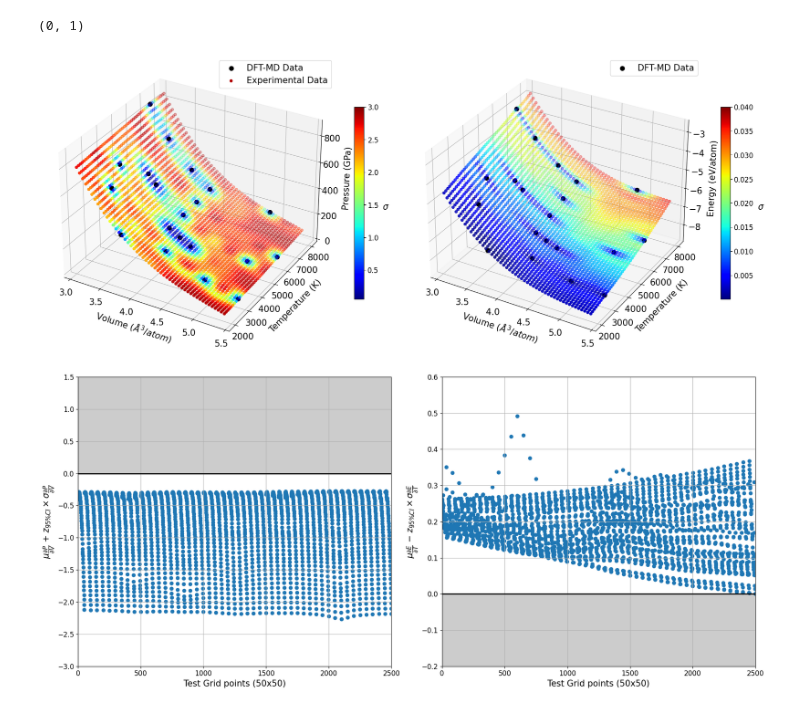
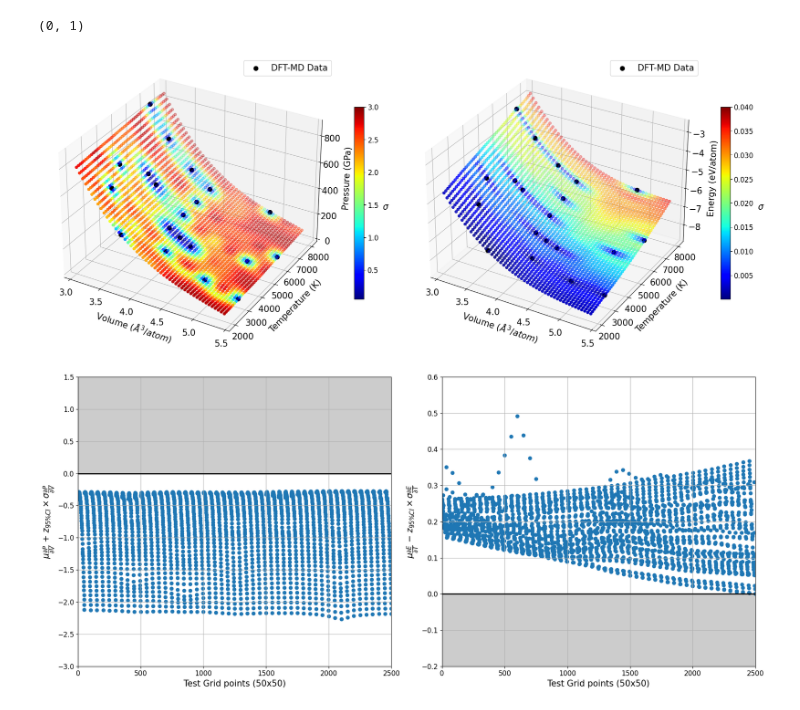
Before and after one commit to himanshu258/constrained_GP_EOS, a Jupyter notebook: main.ipynb, the cells around one changed output. Saved outputs shown, nothing was run; the diff lists cells and outputs as text; code cells hidden in the pictures.

```diff
--- a/main.ipynb
+++ b/main.ipynb
@@ -157,34 +157,34 @@ X_testE = scaler.inverse_transform(X_testE)
 # %%
 import matplotlib.pyplot as plt
 from mpl_toolkits.mplot3d import Axes3D
 
 fig = plt.figure(figsize=(18, 8))
 ax1 = fig.add_subplot(121, projection='3d')
 p1 = ax1.scatter(data[:, 0], data[:, 1], data[:, 2], alpha=1, marker="o", color="k", linewidths=4, label="Simulation Data")
 p0 = ax1.scatter(X_testP[:, 0], X_testP[:, 1], meanP, c=stdP, cmap=plt.cm.jet, vmax=3)
 ax1.set_xlabel(r'Volume ($\AA^{3}/atom$)', fontsize=15, labelpad=8)
 ax1.set_ylabel('Temperature (K)', fontsize=15, labelpad=12)
 ax1.set_zlabel('Pressure (GPa)', fontsize=15, labelpad=9)
-ax1.legend(['DFT-MD Data', 'Experimental Data'], loc='upper right', fontsize=15)
+ax1.legend(['DFT-MD Data'], loc='upper right', fontsize=15)
 cbar1 = fig.colorbar(p0, ax=ax1, shrink=0.6)
 cbar1.set_label(r'$\sigma$', rotation=0, fontsize=15, labelpad=12)
 cbar1.ax.tick_params(labelsize=12)
 
 ax2 = fig.add_subplot(122, projection='3d')
 p = ax2.scatter(data[:, 0], data[:, 1], y2, alpha=1, marker="o", color="k", linewidths=4, label="Data")
 p0 = ax2.scatter(X_testP[:, 0], X_testP[:, 1], meanE, c=stdE, cmap=plt.cm.jet, vmax=0.04)
 ax2.set_xlabel(r'Volume ($\AA^{3}/atom$)', fontsize=15, labelpad=8)
 ax2.set_ylabel('Temperature (K)', fontsize=15, labelpad=12)
 ax2.set_zlabel('Energy (eV/atom)', fontsize=15, labelpad=8)
 ax2.legend(['DFT-MD Data'], loc='upper right', fontsize=15)
 cbar2 = fig.colorbar(p0, ax=ax2, shrink=0.6)
 cbar2.set_label(r'$\sigma$', rotation=0, fontsize=15, labelpad=12)
 cbar2.ax.tick_params(labelsize=12)
 
 plt.tight_layout()
 plt.show()
 # %% [output]
-[figure, old version]
+[figure, new version]
 # %%
 
 t = np.linspace(1,2500,2500, dtype=int)
```
Also changed, not shown: parts of 2 cells of this notebook, 2 other files.
